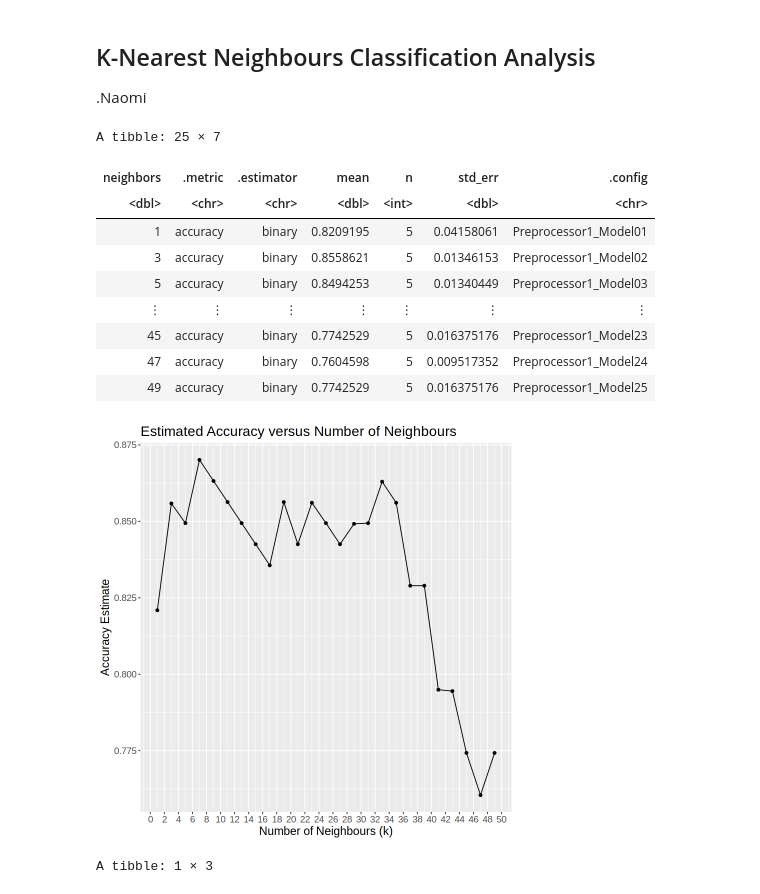
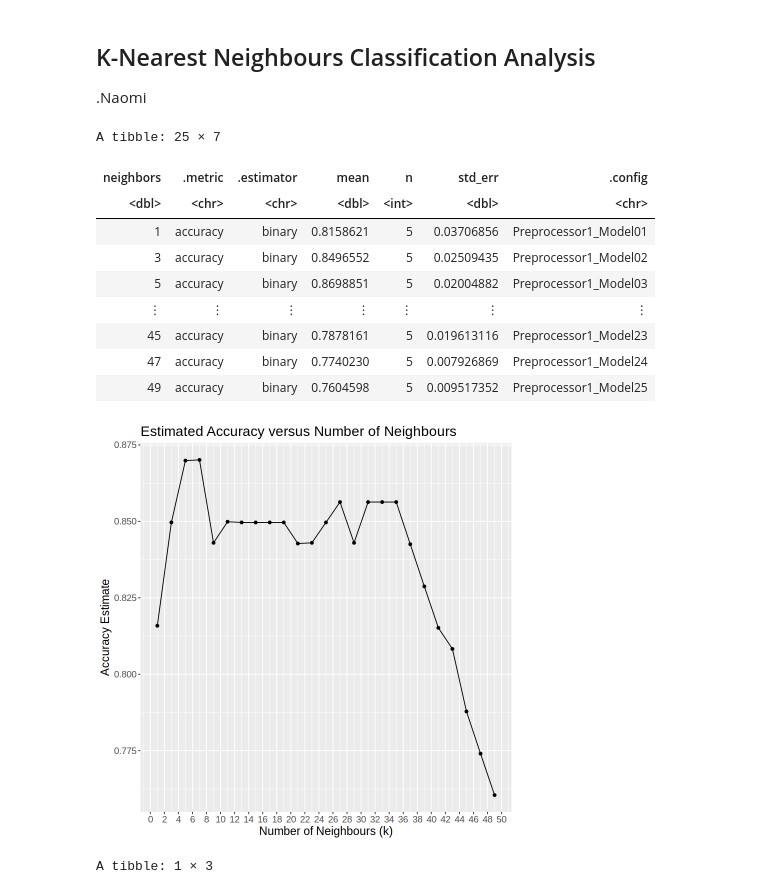
Before and after one commit to naomichoong/ds_project, a Jupyter notebook: Group 6 Project Report.ipynb, the cells around one changed output. Saved outputs shown, nothing was run; the diff lists cells and outputs as text; code cells hidden in the pictures.

Commit message:
Added set.seed to knn analysis

```diff
--- a/Group 6 Project Report.ipynb
+++ b/Group 6 Project Report.ipynb
@@ -222,7 +222,7 @@ Warning message:
 .Naomi
 # %%
 # K-nearest neighbours classification analysis
-
+set.seed(1234)
 options(repr.plot.height = 7, repr.plot.width = 7)
 
 # Create recipe to standardize training data
@@ -234,44 +234,45 @@ parkinsons_recipe <- recipe(status ~., data = parkinsons_train) |>
 parkinsons_spec <- nearest_neighbor(weight_func = "rectangular", neighbors = tune()) |>
     set_engine("kknn") |>
     set_mode("classification")
 
 # 5-fold cross-validation on training data
 parkinsons_vfold <- vfold_cv(parkinsons_train, v = 5, strata = status)
 
 # Create workflow with k ranging from 1 to 100 (by 5) and collect metrics
 gridvals <- tibble(neighbors = seq(from = 1, to = 50, by = 2))
 
 parkinsons_results <- workflow() |>
     add_recipe(parkinsons_recipe) |>
     add_model(parkinsons_spec) |>
     tune_grid(resamples = parkinsons_vfold, grid = gridvals) |>
     collect_metrics()|>
     filter(.metric == "accuracy")
 parkinsons_results
 
 # plot k (number of neighbours) vs accuracy to choose best k
-parkinsons_plot <- parkinsons_results |>
+parkinsons_k_plot <- parkinsons_results |>
     ggplot(aes(x = neighbors, y = mean)) +
     geom_point() +
     geom_line() +
     xlab("Number of Neighbours (k)") +
     ylab("Accuracy Estimate") +
     scale_x_continuous(breaks = seq(0, 50, by = 2)) +
-    theme(text = element_text(size = 14)) +
-    ggtitle("Estimated Accuracy versus Number of Neighbours")
-parkinsons_plot
+    ggtitle("Estimated Accuracy versus Number of Neighbours") +
+    theme(text = element_text(size = 14))
+
+parkinsons_k_plot
 # %% [output]
 A tibble: 25 × 7
 | neighbors | .metric | .estimator | mean | n | std_err | .config |
 | <dbl> | <chr> | <chr> | <dbl> | <int> | <dbl> | <chr> |
-| 1 | accuracy | binary | 0.8209195 | 5 | 0.04158061 | Preprocessor1_Model01 |
-| 3 | accuracy | binary | 0.8558621 | 5 | 0.01346153 | Preprocessor1_Model02 |
-| 5 | accuracy | binary | 0.8494253 | 5 | 0.01340449 | Preprocessor1_Model03 |
+| 1 | accuracy | binary | 0.8158621 | 5 | 0.03706856 | Preprocessor1_Model01 |
+| 3 | accuracy | binary | 0.8496552 | 5 | 0.02509435 | Preprocessor1_Model02 |
+| 5 | accuracy | binary | 0.8698851 | 5 | 0.02004882 | Preprocessor1_Model03 |
 | ⋮ | ⋮ | ⋮ | ⋮ | ⋮ | ⋮ | ⋮ |
-| 45 | accuracy | binary | 0.7742529 | 5 | 0.016375176 | Preprocessor1_Model23 |
-| 47 | accuracy | binary | 0.7604598 | 5 | 0.009517352 | Preprocessor1_Model24 |
-| 49 | accuracy | binary | 0.7742529 | 5 | 0.016375176 | Preprocessor1_Model25 |
+| 45 | accuracy | binary | 0.7878161 | 5 | 0.019613116 | Preprocessor1_Model23 |
+| 47 | accuracy | binary | 0.7740230 | 5 | 0.007926869 | Preprocessor1_Model24 |
+| 49 | accuracy | binary | 0.7604598 | 5 | 0.009517352 | Preprocessor1_Model25 |
-[figure, old version]
+[figure, new version]
 # %%
 # knn classification final model with optimal k
 
```
Also changed, not shown: parts of 2 cells of this notebook.
